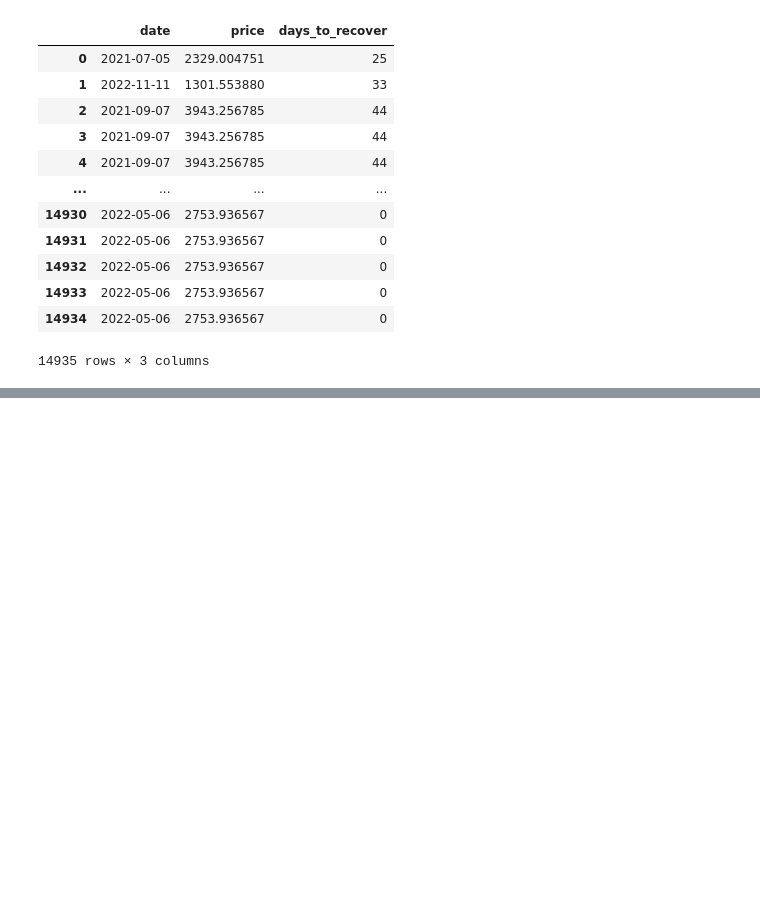
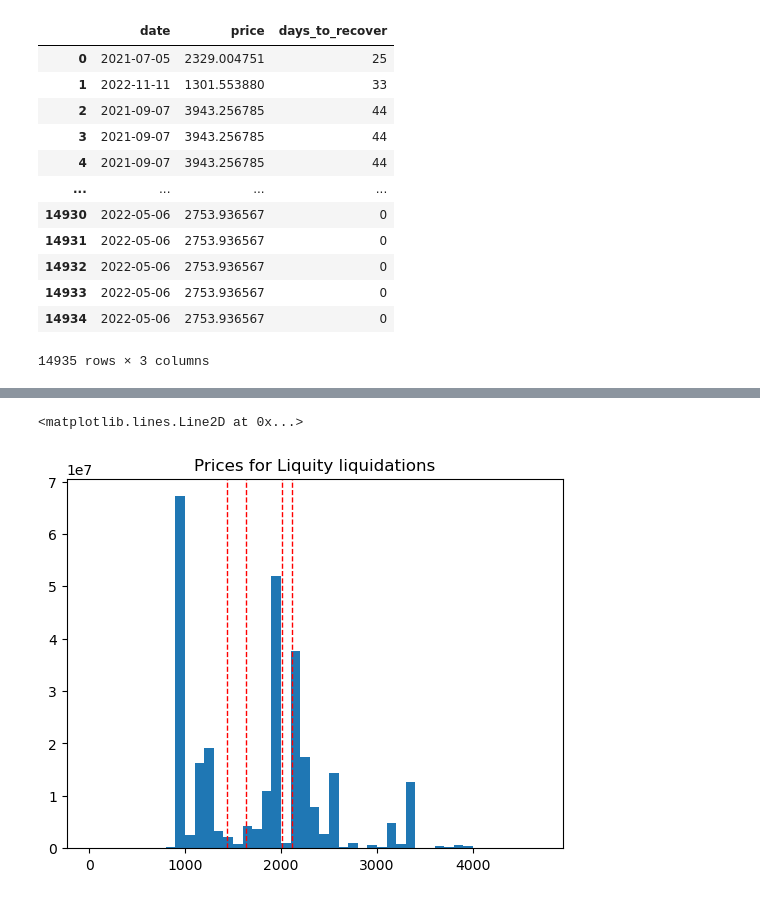
Before and after one commit to delorean-exchange/liquidation-analysis, a Jupyter notebook: liquidations.ipynb, the cells around one changed output, grey strips where cells are left out. Drawn from its saved outputs; the diff is of its cells as text; code cells hidden in the pictures; blank space fills up the shorter version.

```diff
--- a/liquidations.ipynb
+++ b/liquidations.ipynb
@@ -131,0 +166,11 @@ plt.axvline(x=1832, color='red', linestyle='--', linewidth=4)
+# %%
+fig, ax = plt.subplots()
+ax.set_title('Prices for Liquity liquidations')
+plt.hist(lq_df['price'], weights=lq_df['value'], bins=bins)
+plt.axvline(x=1440, color='red', linestyle='--', linewidth=1)
+plt.axvline(x=1640, color='red', linestyle='--', linewidth=1)
+plt.axvline(x=2010, color='red', linestyle='--', linewidth=1)
+plt.axvline(x=2110, color='red', linestyle='--', linewidth=1)
+# %% [output]
+<matplotlib.lines.Line2D at 0x...>
+[figure, added]
```
Also changed, not shown: parts of 6 cells of this notebook, 5 other files.
